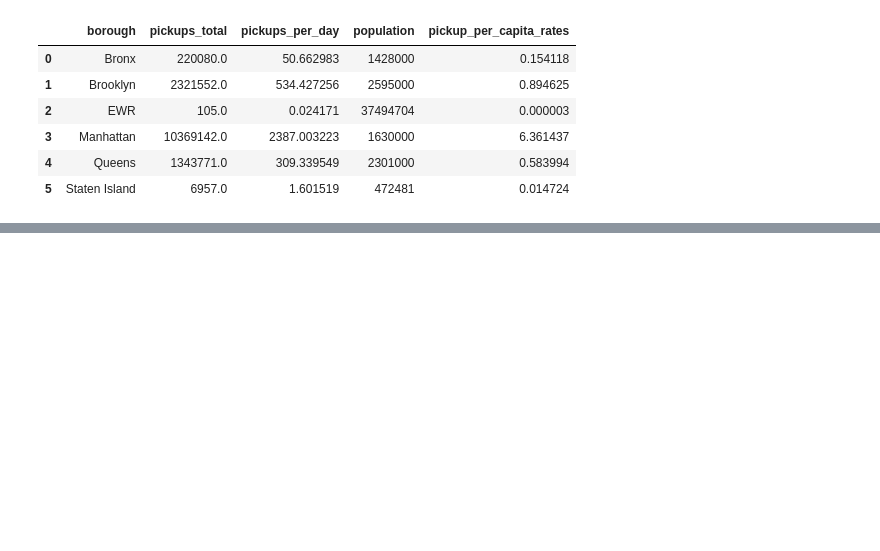
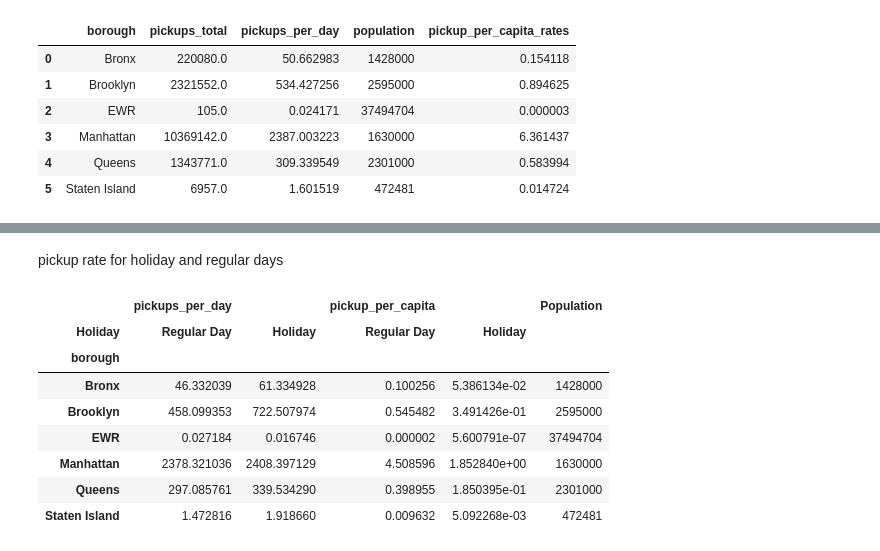
Before and after one commit to Jherza-X/Project1-Group9, a Jupyter notebook: Uber-Weather-Project/project-1 - Q2.ipynb, the cells around one changed output, grey strips where cells are left out. Cells and saved outputs as stored; diff of their text form; code cells hidden in the pictures; blank space fills up the shorter version.

```diff
--- a/Uber-Weather-Project/project-1 - Q2.ipynb
+++ b/Uber-Weather-Project/project-1 - Q2.ipynb
@@ -156,0 +197,30 @@ df_pickup_rates_population
+# %% [markdown]
+pickup rate for holiday and regular days
+# %%
+# Calculate total pickup rates by holiday type
+pickup_rates_by_holiday_per_day = df_borough_population.groupby(['borough', 'Holiday']).agg({'pickups': ['sum', 'mean']}).reset_index()
+pickup_rates_by_holiday_per_day.columns = ['borough', 'Holiday', 'total_pickups', 'pickups_per_day']
+
+# Calculate pickup rate per capita by holiday type
+pickup_rates_by_holiday_per_day_capita = pickup_rates_by_holiday_per_day.merge(borough_population_df, on='borough')
+pickup_rates_by_holiday_per_day_capita['pickup_per_capita'] = pickup_rates_by_holiday_per_day_capita['total_pickups'] / pickup_rates_by_holiday_per_day_capita['population']
+
+# Pivot the DataFrame to have "Y" and "N" holiday types as columns
+pickup_rates_by_holiday_per_day_capita_pivot = pickup_rates_by_holiday_per_day_capita.pivot(index='borough', columns='Holiday', values=['pickups_per_day', 'pickup_per_capita'])
+
+# Rename the columns for clarity
+pickup_rates_by_holiday_per_day_capita_pivot = pickup_rates_by_holiday_per_day_capita_pivot.rename(columns={'Y': 'Holiday', 'N': 'Regular Day'})
+
+pickup_rates_by_holiday_per_day_capita_pivot['Population'] = df_pickup_rates_population.set_index('borough')['population']
+
+pickup_rates_by_holiday_per_day_capita_pivot
+# %% [output]
+|  | pickups_per_day |  | pickup_per_capita |  | Population |
+| Holiday | Regular Day | Holiday | Regular Day | Holiday |  |
+| borough |  |  |  |  |  |
+| Bronx | 46.332039 | 61.334928 | 0.100256 | 5.386134e-02 | 1428000 |
+| Brooklyn | 458.099353 | 722.507974 | 0.545482 | 3.491426e-01 | 2595000 |
+| EWR | 0.027184 | 0.016746 | 0.000002 | 5.600791e-07 | 37494704 |
+| Manhattan | 2378.321036 | 2408.397129 | 4.508596 | 1.852840e+00 | 1630000 |
+| Queens | 297.085761 | 339.534290 | 0.398955 | 1.850395e-01 | 2301000 |
+| Staten Island | 1.472816 | 1.918660 | 0.009632 | 5.092268e-03 | 472481 |
```
Also changed, not shown: parts of 8 cells of this notebook, 2 other files.
